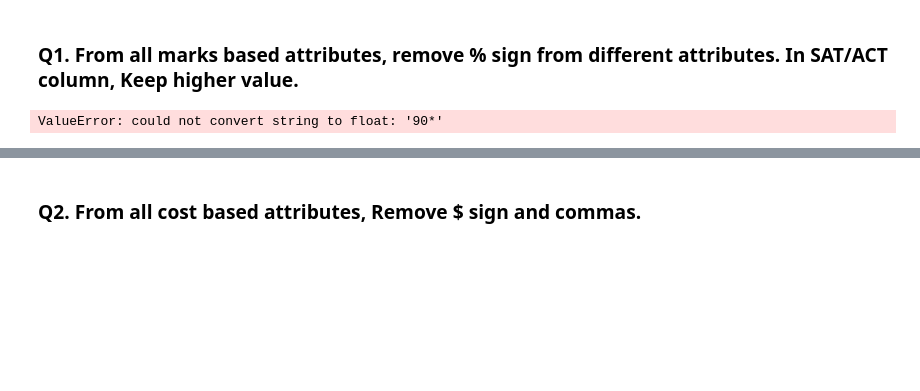
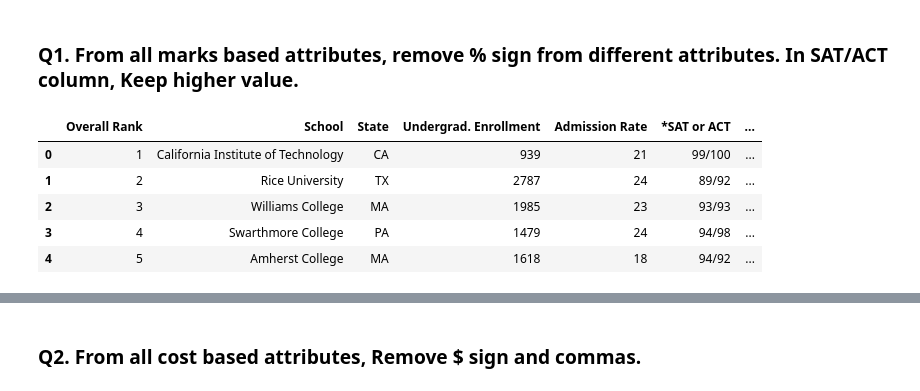
Before and after one commit to PrashantChoudhary13579/Machine-learning-, a Jupyter notebook: LAB_5/exercise_7_code.ipynb, the cells around one changed output, grey strips where cells are left out. Saved outputs shown, nothing was run; the diff lists cells and outputs as text; code cells hidden in the pictures; blank space fills up the shorter version.

```diff
--- a/LAB_5/exercise_7_code.ipynb
+++ b/LAB_5/exercise_7_code.ipynb
@@ -58,39 +83,31 @@ dtype: float64
 # %% [markdown]
 ### Q1. From all marks based attributes, remove % sign from different attributes. In SAT/ACT column, Keep higher value.
 # %%
-# we have to make a list of columns which contains % sign
+def percentage_removal(value):
+    if pd.isnull(value):
+        return value
 
-def percentage_removal(x):
-    if pd.isna(x):
-        return None
+    value = str(value).strip()
 
-    x = str(x).strip()
+    if '%' in value:
+        return value.replace('%','')
 
-    # case 1
-    if '%' in x:
-        return float(x.replace("%", ""))
+    if '/' in value:  # case like 99/100
+        num, den = value.split('/')
+        return (float(num)/float(den))*100
 
-    if '/' in x:
-        num, deno = x.split("/")
-        return (float(num) / float(deno))* 100
+    return value
 
-    try:
-        return float(x)
-    except:
-        return None
 
-percentage_sign =   [
-    'Admission Rate',
-    '*SAT or ACT',
-'4-year Grad. Rate',
-'6-year Grad. Rate',
-'Quality Rank',
-'Need Met',
-'Aid From Grants',
-'Non-Need-Based Aid+'
-]
+for col in df.columns:
+    if df[col].astype(str).str.contains('%').any():
+        df[col] = df[col].apply(percentage_removal)
 
-for col in percentage_sign:
-    df[col] = df[col].apply(percentage_removal)
+df.head()
 # %% [output]
-ValueError: could not convert string to float: '90*'
+|  | Overall Rank | School | State | Undergrad. Enrollment | Admission Rate | *SAT or ACT | ... |
+| 0 | 1 | California Institute of Technology | CA | 939 | 21 | 99/100 | ... |
+| 1 | 2 | Rice University | TX | 2787 | 24 | 89/92 | ... |
+| 2 | 3 | Williams College | MA | 1985 | 23 | 93/93 | ... |
+| 3 | 4 | Swarthmore College | PA | 1479 | 24 | 94/98 | ... |
+| 4 | 5 | Amherst College | MA | 1618 | 18 | 94/92 | ... |
```
Also changed, not shown: parts of 6 cells of this notebook, 1 other file.
